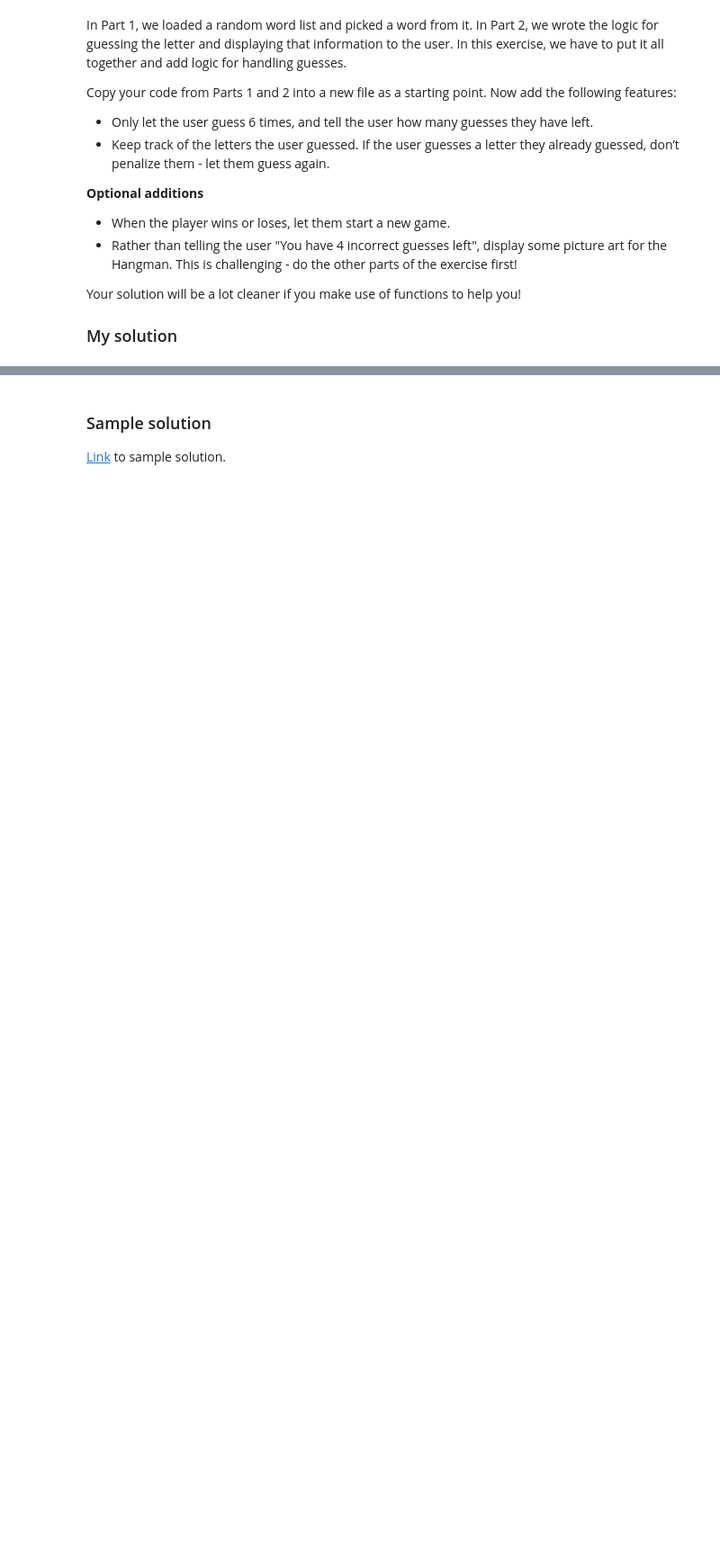
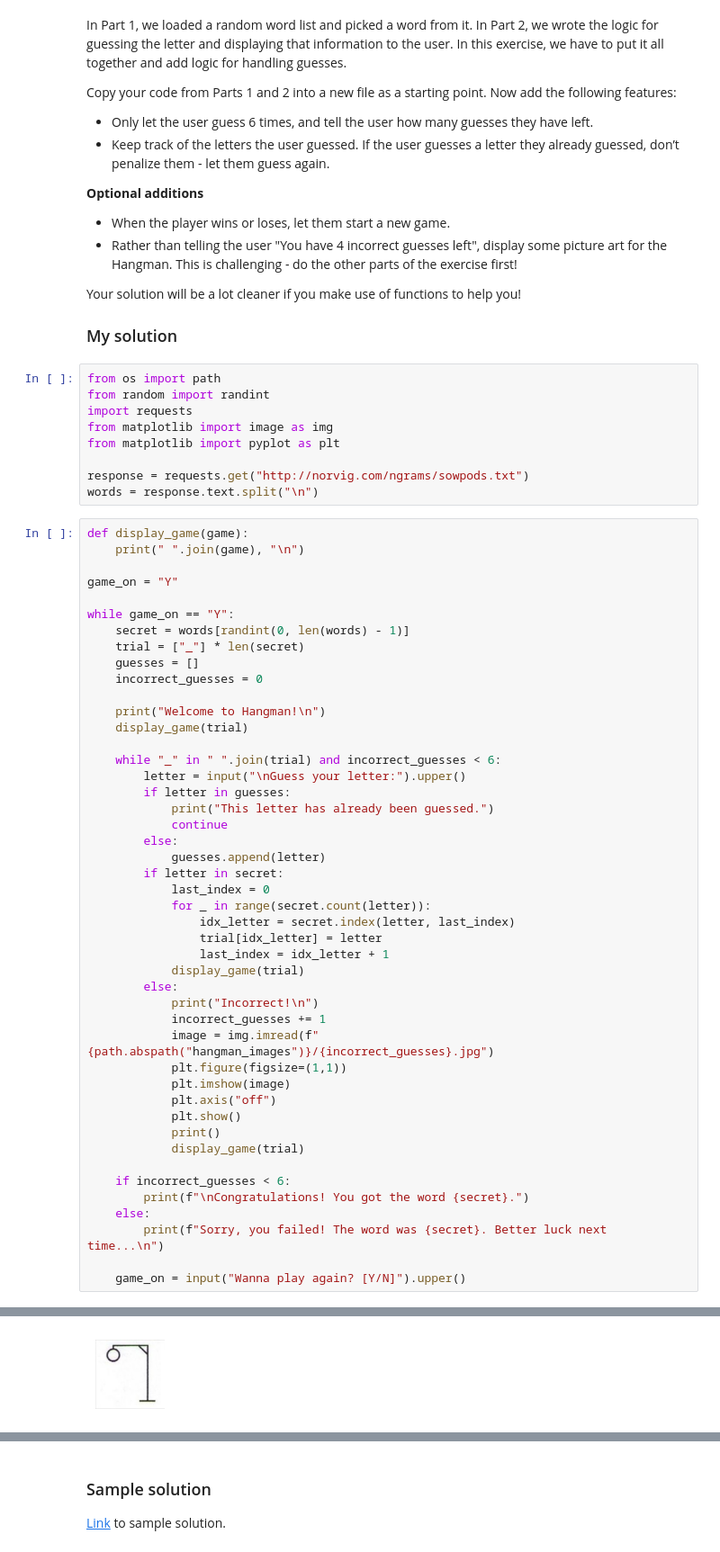
Before and after one commit to lorenaaxbastos/everyday-py-challenge-2024, a Jupyter notebook: 03 March/03-02.ipynb, the cells around one changed output, grey strips where cells are left out. Shown: that part at 90% size. Saved outputs shown, nothing was run; the diff lists cells and outputs as text; blank space fills up the shorter version.

```diff
--- a/03 March/03-02.ipynb
+++ b/03 March/03-02.ipynb
@@ -24,3 +24,59 @@ Copy your code from Parts 1 and 2 into a new file as a starting point. Now add t
 Your solution will be a lot cleaner if you make use of functions to help you!
 
 ### My solution
+# %%
+from os import path
+from random import randint
+import requests
+from matplotlib import image as img
+from matplotlib import pyplot as plt
+
+response = requests.get("http://norvig.com/ngrams/sowpods.txt")
+words = response.text.split("\n")
+# %%
+def display_game(game):
+    print(" ".join(game), "\n")
+
+game_on = "Y"
+
+while game_on == "Y":
+    secret = words[randint(0, len(words) - 1)]
+    trial = ["_"] * len(secret)
+    guesses = []
+    incorrect_guesses = 0
+
+    print("Welcome to Hangman!\n")
+    display_game(trial)
+
+    while "_" in " ".join(trial) and incorrect_guesses < 6:
+        letter = input("\nGuess your letter:").upper()
+        if letter in guesses:
+            print("This letter has already been guessed.")
+            continue
+        else:
+            guesses.append(letter)
+        if letter in secret:
+            last_index = 0
+            for _ in range(secret.count(letter)):
+                idx_letter = secret.index(letter, last_index)
+                trial[idx_letter] = letter
+                last_index = idx_letter + 1
+            display_game(trial)
+        else:
+            print("Incorrect!\n")
+            incorrect_guesses += 1
+            image = img.imread(f"{path.abspath("hangman_images")}/{incorrect_guesses}.jpg")
+            plt.figure(figsize=(1,1))
+            plt.imshow(image)
+            plt.axis("off")
+            plt.show()
+            print()
+            display_game(trial)
+
+    if incorrect_guesses < 6:
+        print(f"\nCongratulations! You got the word {secret}.")
+    else:
+        print(f"Sorry, you failed! The word was {secret}. Better luck next time...\n")
+
+    game_on = input("Wanna play again? [Y/N]").upper()
+# %% [output]
@@ -26,0 +100 @@ Your solution will be a lot cleaner if you make use of functions to help you!
+[figure, added]
```
Also changed, not shown: parts of 1 cell of this notebook, 6 other files.
